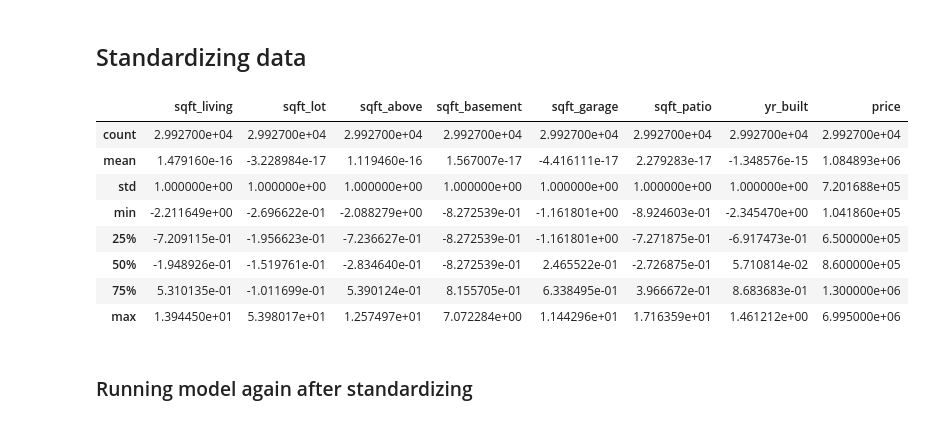
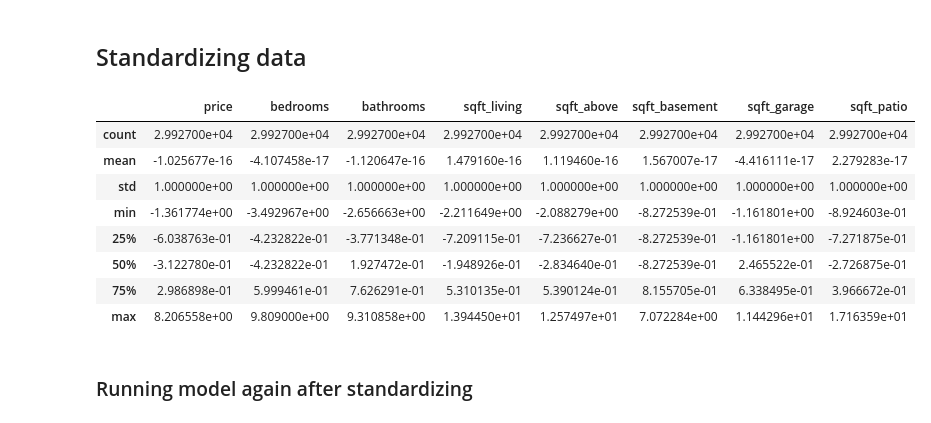
Before and after one commit to mduncan23/King-County-Real-Estate-Analysis, a Jupyter notebook: Matt Project Workbook.ipynb, the cells around one changed output. Drawn from its saved outputs; the diff is of its cells as text; code cells hidden in the pictures.

```diff
--- a/Matt Project Workbook.ipynb
+++ b/Matt Project Workbook.ipynb
@@ -120,6 +177,8 @@ df_no_outliers.describe()
 # %%
 # Dropping columns that seem to have little effect
-df_dropped = df_no_outliers.drop(['id', 'address', 'lat', 'long', 'yr_renovated', 'date'], axis = 1)
+df_dropped = df_no_outliers.drop(['id', 'address', 'lat', 'long', 'yr_built',
+                                  'date', 'sqft_lot', 'waterfront', 'greenbelt',
+                                  'view', 'yr_renovated', 'sewer_system'], axis = 1)
 # %%
 df_dropped.info()
 # %% [output]
@@ -151,4 +211,4 @@ memory usage: 4.6+ MB
 # %%
 # Creating new df with only numerical columns and
 # dropping numerical categorical columns
-df_numeric = df_dropped.drop(['bedrooms', 'bathrooms', 'floors'], axis = 1).select_dtypes('number')
+df_numeric = df_dropped.drop(['floors'], axis = 1).select_dtypes('number')
@@ -300,22 +352,24 @@ multi_df2
 # %% [markdown]
 ## Standardizing data
 # %%
-df_standardized = df_numeric.drop(['price'], axis=1).copy()
+# df_standardized = df_numeric.drop(['price'], axis=1).copy()
+df_standardized = df_numeric.copy()
+
 
 for col in df_standardized:
     df_standardized[col] = (df_standardized[col] - df_standardized[col].mean()) / df_standardized[col].std()
 
-df_standardized['price'] = df_numeric['price']
+# df_standardized['price'] = df_numeric['price']
 df_standardized.describe()
 # %% [output]
-|  | sqft_living | sqft_lot | sqft_above | sqft_basement | sqft_garage | sqft_patio | yr_built | price |
+|  | price | bedrooms | bathrooms | sqft_living | sqft_above | sqft_basement | sqft_garage | sqft_patio |
 | count | 2.992700e+04 | 2.992700e+04 | 2.992700e+04 | 2.992700e+04 | 2.992700e+04 | 2.992700e+04 | 2.992700e+04 | 2.992700e+04 |
-| mean | 1.479160e-16 | -3.228984e-17 | 1.119460e-16 | 1.567007e-17 | -4.416111e-17 | 2.279283e-17 | -1.348576e-15 | 1.084893e+06 |
-| std | 1.000000e+00 | 1.000000e+00 | 1.000000e+00 | 1.000000e+00 | 1.000000e+00 | 1.000000e+00 | 1.000000e+00 | 7.201688e+05 |
-| min | -2.211649e+00 | -2.696622e-01 | -2.088279e+00 | -8.272539e-01 | -1.161801e+00 | -8.924603e-01 | -2.345470e+00 | 1.041860e+05 |
-| 25% | -7.209115e-01 | -1.956623e-01 | -7.236627e-01 | -8.272539e-01 | -1.161801e+00 | -7.271875e-01 | -6.917473e-01 | 6.500000e+05 |
-| 50% | -1.948926e-01 | -1.519761e-01 | -2.834640e-01 | -8.272539e-01 | 2.465522e-01 | -2.726875e-01 | 5.710814e-02 | 8.600000e+05 |
-| 75% | 5.310135e-01 | -1.011699e-01 | 5.390124e-01 | 8.155705e-01 | 6.338495e-01 | 3.966672e-01 | 8.683683e-01 | 1.300000e+06 |
-| max | 1.394450e+01 | 5.398017e+01 | 1.257497e+01 | 7.072284e+00 | 1.144296e+01 | 1.716359e+01 | 1.461212e+00 | 6.995000e+06 |
+| mean | -1.025677e-16 | -4.107458e-17 | -1.120647e-16 | 1.479160e-16 | 1.119460e-16 | 1.567007e-17 | -4.416111e-17 | 2.279283e-17 |
+| std | 1.000000e+00 | 1.000000e+00 | 1.000000e+00 | 1.000000e+00 | 1.000000e+00 | 1.000000e+00 | 1.000000e+00 | 1.000000e+00 |
+| min | -1.361774e+00 | -3.492967e+00 | -2.656663e+00 | -2.211649e+00 | -2.088279e+00 | -8.272539e-01 | -1.161801e+00 | -8.924603e-01 |
+| 25% | -6.038763e-01 | -4.232822e-01 | -3.771348e-01 | -7.209115e-01 | -7.236627e-01 | -8.272539e-01 | -1.161801e+00 | -7.271875e-01 |
+| 50% | -3.122780e-01 | -4.232822e-01 | 1.927472e-01 | -1.948926e-01 | -2.834640e-01 | -8.272539e-01 | 2.465522e-01 | -2.726875e-01 |
+| 75% | 2.986898e-01 | 5.999461e-01 | 7.626291e-01 | 5.310135e-01 | 5.390124e-01 | 8.155705e-01 | 6.338495e-01 | 3.966672e-01 |
+| max | 8.206558e+00 | 9.809000e+00 | 9.310858e+00 | 1.394450e+01 | 1.257497e+01 | 7.072284e+00 | 1.144296e+01 | 1.716359e+01 |
 # %% [markdown]
 ### Running model again after standardizing
```
Also changed, not shown: parts of 50 cells of this notebook, 1 other file.
